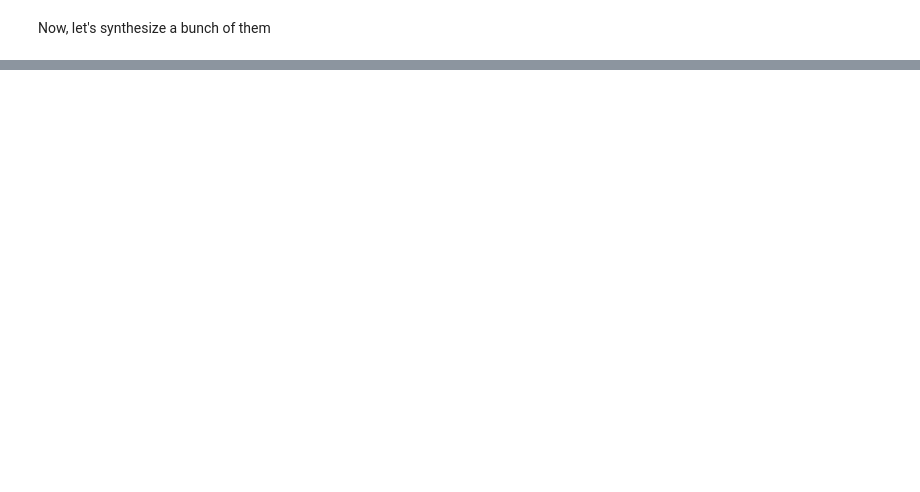
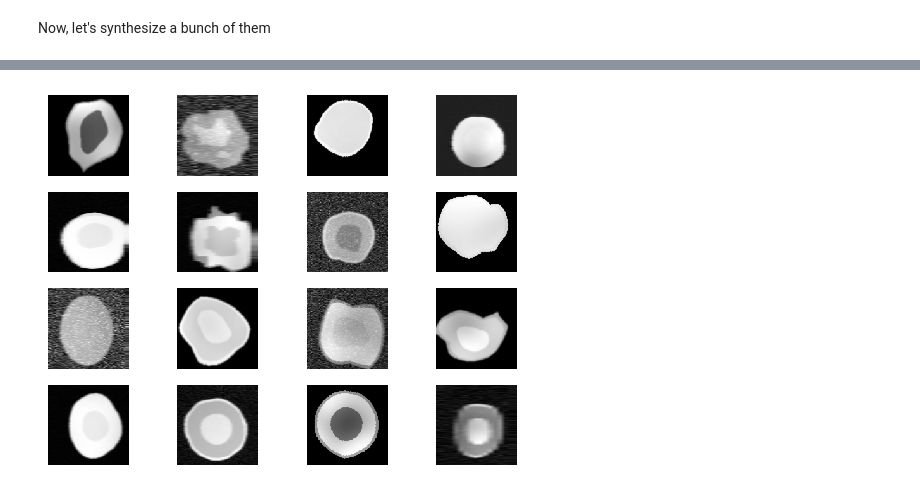
Before and after one commit to balbasty/cornucopia, a Jupyter notebook: examples/synth.ipynb, the cells around one changed output, grey strips where cells are left out. Cells and saved outputs as stored; diff of their text form; code cells hidden in the pictures; blank space fills up the shorter version.

```diff
--- a/examples/synth.ipynb
+++ b/examples/synth.ipynb
@@ -48,0 +62,10 @@ plt.show()
+# %%
+shape = [4, 4]
+
+for i in range(shape[0] * shape[1]):
+    plt.subplot(*shape, i+1)
+    plt.imshow(trf(lab[None])[0][0], cmap='gray', interpolation='nearest')
+    plt.axis('off')
+plt.show()
+# %% [output]
+[figure, added]
```
Also changed, not shown: parts of 5 cells of this notebook, 4 other files.
